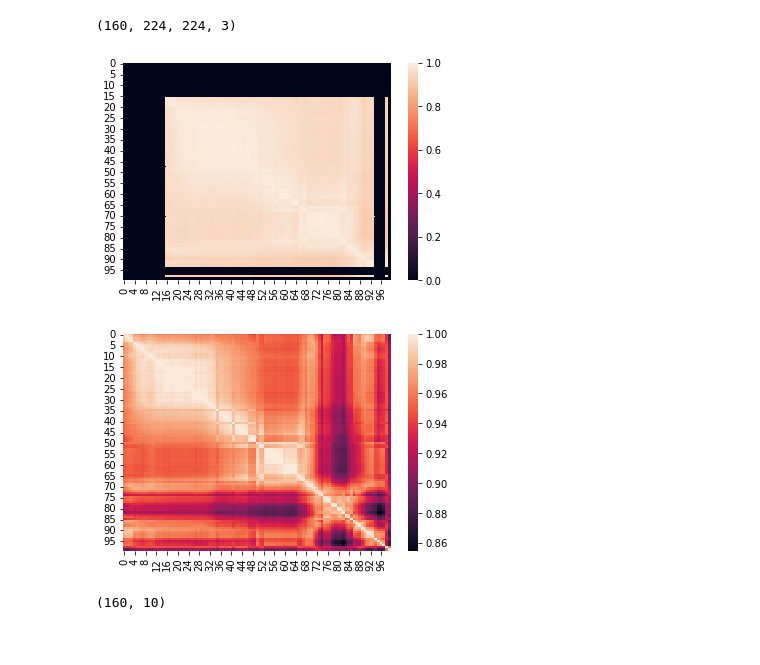
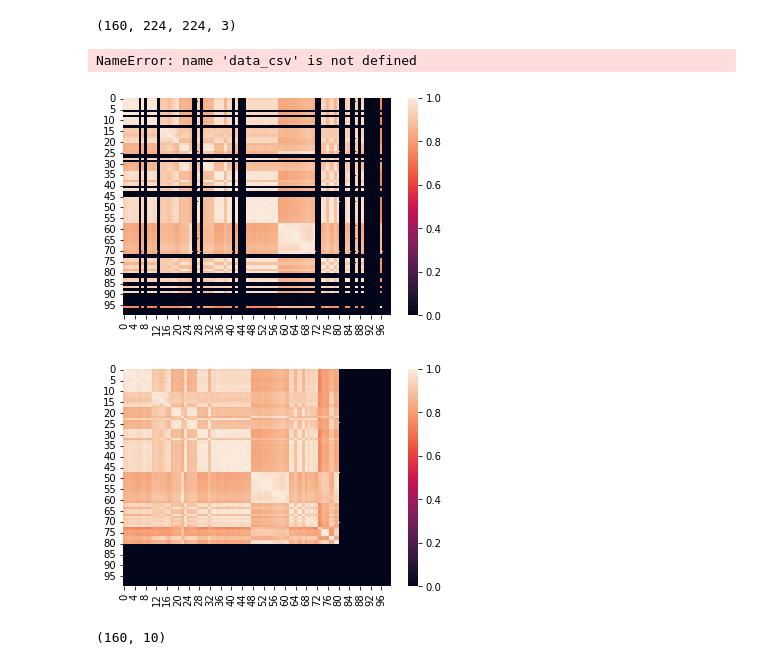
Before and after one commit to Truyen724/Zalo_liveness_Detection, a Jupyter notebook: test.ipynb, the cells around one changed output. Cells and saved outputs as stored; diff of their text form; code cells hidden in the pictures.

```diff
--- a/test.ipynb
+++ b/test.ipynb
@@ -68,16 +68,17 @@ def mask_detect(image):
     if(len(boxes)!=0):
         point_facial = facial5points[0]
         is_face = True
-        for box in boxes:
-            (startX,startY,endX,endY)=box[:4].astype('int')
-            #ensure the bounding boxes fall within the dimensions of the frame
-            (startX,startY)=(max(0,startX),max(0,startY))
-            (endX,endY)=(min(w-1,endX), min(h-1,endY))
-            #extract the face ROI, convert it from BGR to RGB channel, resize it to 224,224 and preprocess it
-            c=cv2.resize(image[startY:endY, startX:endX],(shape_image[0],shape_image[1]))
-            face = c
-            color = (255,0,0)
-            cv2.rectangle(image,(startX,startY),(endX,endY),color,2)
+        # for box in boxes:
+        box = boxes[0]
+        (startX,startY,endX,endY)=box[:4].astype('int')
+        #ensure the bounding boxes fall within the dimensions of the frame
+        (startX,startY)=(max(0,startX),max(0,startY))
+        (endX,endY)=(min(w-1,endX), min(h-1,endY))
+        #extract the face ROI, convert it from BGR to RGB channel, resize it to 224,224 and preprocess it
+        c=cv2.resize(image[startY:endY, startX:endX],(shape_image[0],shape_image[1]))
+        face = c
+        color = (255,0,0)
+        cv2.rectangle(image,(startX,startY),(endX,endY),color,2)
         image = draw_facial(image,point_facial)
     return image, face,point_facial, is_face
 # %%
@@ -109,10 +110,15 @@ def PlayCamera(id):
     list_face_point = np.zeros(shape = shape_facial, dtype=np.uint8)
     list_face_point_not_null = np.zeros(shape = shape_facial, dtype=np.uint8)
     while True:
+
         ret, frame = video_capture.read()
+
         if ret == True:
             frame = cv2.resize(frame,(width,height))
-            img, face, point_facial,is_face = mask_detect(frame)
+            try:
+                img, face, point_facial,is_face = mask_detect(frame)
+            except:
+                pass
             if(len_of_lst>num_of_face):
                 list_face[num_of_face] = face
                 list_face_point[num_of_face] = point_facial
@@ -156,16 +162,18 @@ def get_embeded(data_csv):
     return data_csv
 data_out = get_embeded(data_csv)
 data_out.to_csv("data_out.csv")
+# %% [output]
+NameError: name 'data_csv' is not defined
 # %%
-id = "../train/videos/37.mp4"
+id = "../train/videos/40.mp4"
 list_face, list_face_not_null, list_face_point,list_face_point_not_null = PlayCamera(id)
 cv2.destroyAllWindows()
 out = get_sim_matrix(list_face)
 out_not_null = get_sim_matrix(list_face_not_null)
 lst = [out,out_not_null]
 for m in lst:
     hm = sn.heatmap(data = m[:100,:100])
     plt.show()
 # %% [output]
-[figure, old version]
+[figure, new version]
-[figure, old version]
+[figure, new version]
```
Also changed, not shown: parts of 3 cells of this notebook, 3 other files.
